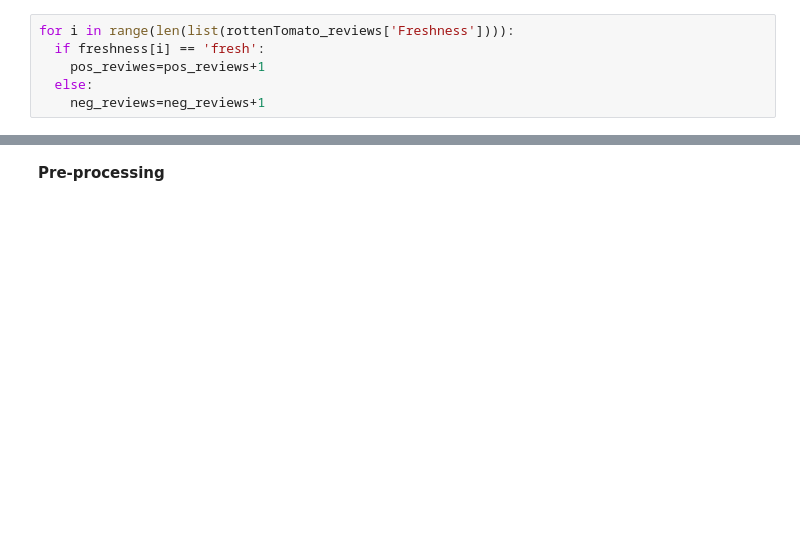
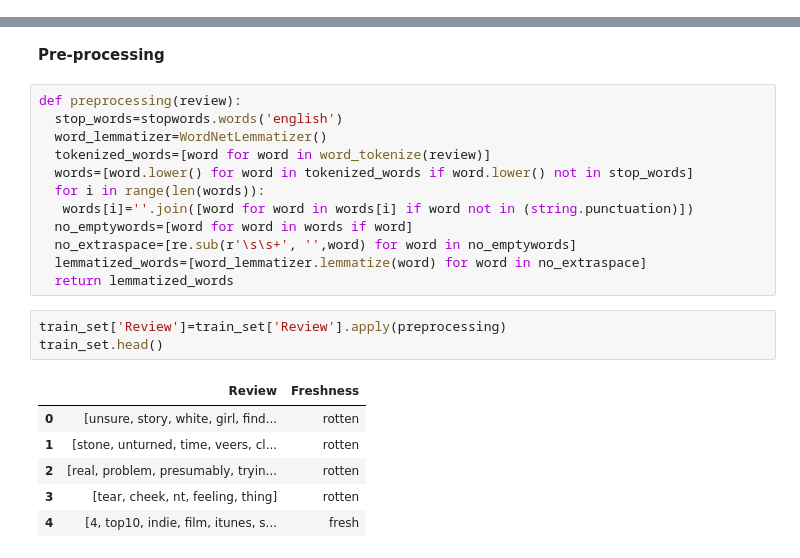
Before and after one commit to Moukthika1253/NaiveBayesClassifier-Rotten-Tomato-reviews, a Jupyter notebook: NBC_Rotten_tomato_reviews.ipynb, the cells around one changed output, grey strips where cells are left out. Saved outputs shown, nothing was run; the diff lists cells and outputs as text; blank space fills up the shorter version.

```diff
--- a/NBC_Rotten_tomato_reviews.ipynb
+++ b/NBC_Rotten_tomato_reviews.ipynb
@@ -34,6 +25,0 @@ word_dict=defaultdict(lambda:[0,0])
-# %%
-for i in range(len(list(rottenTomato_reviews['Freshness']))):
-  if freshness[i] == 'fresh':
-    pos_reviwes=pos_reviews+1
-  else:
-    neg_reviews=neg_reviews+1
@@ -40,2 +48,24 @@ for i in range(len(list(rottenTomato_reviews['Freshness']))):
 # %% [markdown]
  **Pre-processing**
+# %%
+def preprocessing(review):
+  stop_words=stopwords.words('english')
+  word_lemmatizer=WordNetLemmatizer()
+  tokenized_words=[word for word in word_tokenize(review)]
+  words=[word.lower() for word in tokenized_words if word.lower() not in stop_words]
+  for i in range(len(words)):
+   words[i]=''.join([word for word in words[i] if word not in (string.punctuation)])
+  no_emptywords=[word for word in words if word]
+  no_extraspace=[re.sub(r'\s\s+', '',word) for word in no_emptywords]
+  lemmatized_words=[word_lemmatizer.lemmatize(word) for word in no_extraspace]
+  return lemmatized_words
+# %%
+train_set['Review']=train_set['Review'].apply(preprocessing)
+train_set.head()
+# %% [output]
+|  | Review | Freshness |
+| 0 | [unsure, story, white, girl, find... | rotten |
+| 1 | [stone, unturned, time, veers, cl... | rotten |
+| 2 | [real, problem, presumably, tryin... | rotten |
+| 3 | [tear, cheek, nt, feeling, thing] | rotten |
+| 4 | [4, top10, indie, film, itunes, s... | fresh |
```
Also changed, not shown: parts of 40 cells of this notebook.
